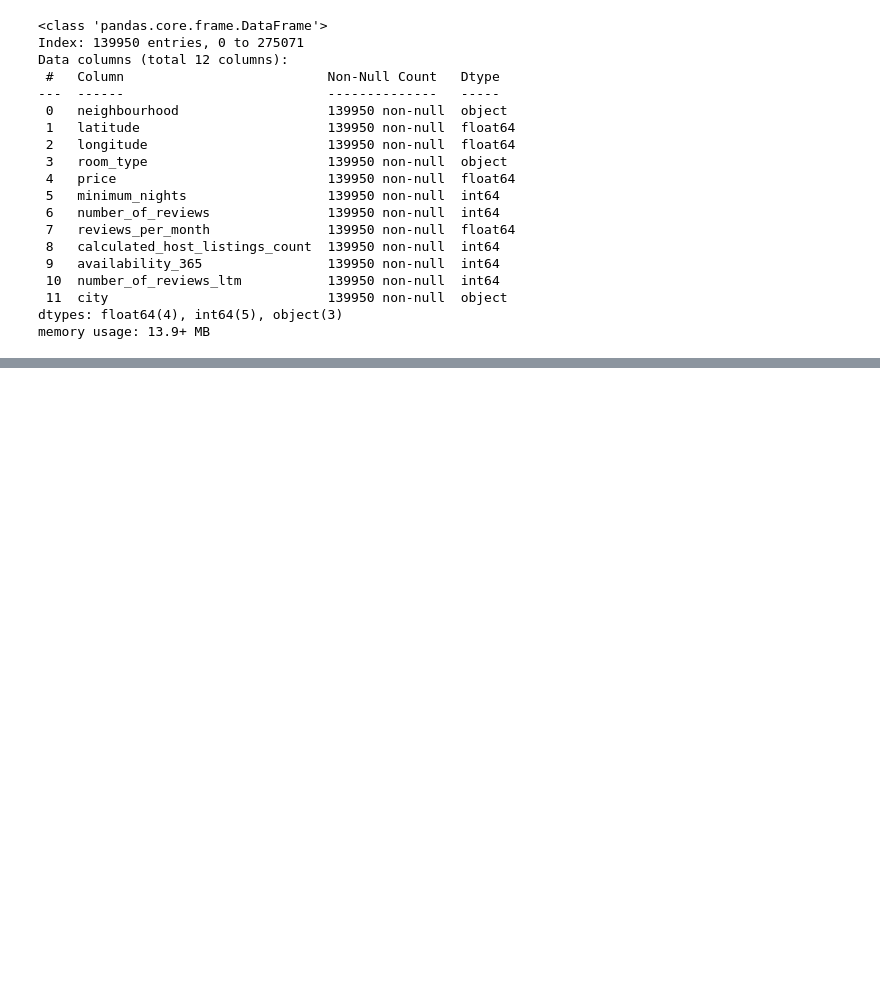
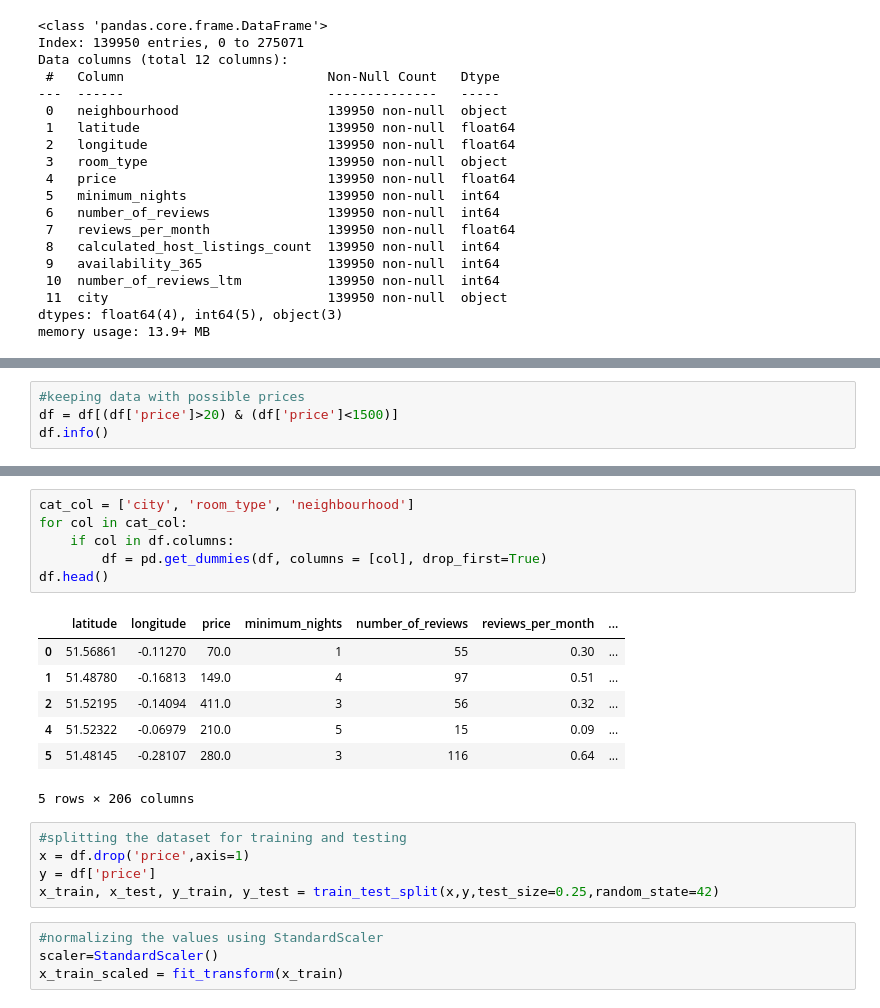
Before and after one commit to jishnuuverse/airbnb-price-prediction-regression, a Jupyter notebook: main.ipynb, the cells around one changed output, grey strips where cells are left out. Saved outputs shown, nothing was run; the diff lists cells and outputs as text; blank space fills up the shorter version.

Commit message:
normalzed values

```diff
--- a/main.ipynb
+++ b/main.ipynb
@@ -111,0 +121,4 @@ memory usage: 13.9+ MB
+# %%
+#keeping data with possible prices
+df = df[(df['price']>20) & (df['price']<1500)]
+df.info()
@@ -111,0 +145,23 @@ memory usage: 13.9+ MB
+# %%
+cat_col = ['city', 'room_type', 'neighbourhood']
+for col in cat_col:
+    if col in df.columns:
+        df = pd.get_dummies(df, columns = [col], drop_first=True)
+df.head()
+# %% [output]
+|  | latitude | longitude | price | minimum_nights | number_of_reviews | reviews_per_month | ... |
+| 0 | 51.56861 | -0.11270 | 70.0 | 1 | 55 | 0.30 | ... |
+| 1 | 51.48780 | -0.16813 | 149.0 | 4 | 97 | 0.51 | ... |
+| 2 | 51.52195 | -0.14094 | 411.0 | 3 | 56 | 0.32 | ... |
+| 4 | 51.52322 | -0.06979 | 210.0 | 5 | 15 | 0.09 | ... |
+| 5 | 51.48145 | -0.28107 | 280.0 | 3 | 116 | 0.64 | ... |
+5 rows × 206 columns
+# %%
+#splitting the dataset for training and testing
+x = df.drop('price',axis=1)
+y = df['price']
+x_train, x_test, y_train, y_test = train_test_split(x,y,test_size=0.25,random_state=42)
+# %%
+#normalizing the values using StandardScaler
+scaler=StandardScaler()
+x_train_scaled = fit_transform(x_train)
```
Also changed, not shown: parts of 2 cells of this notebook.
